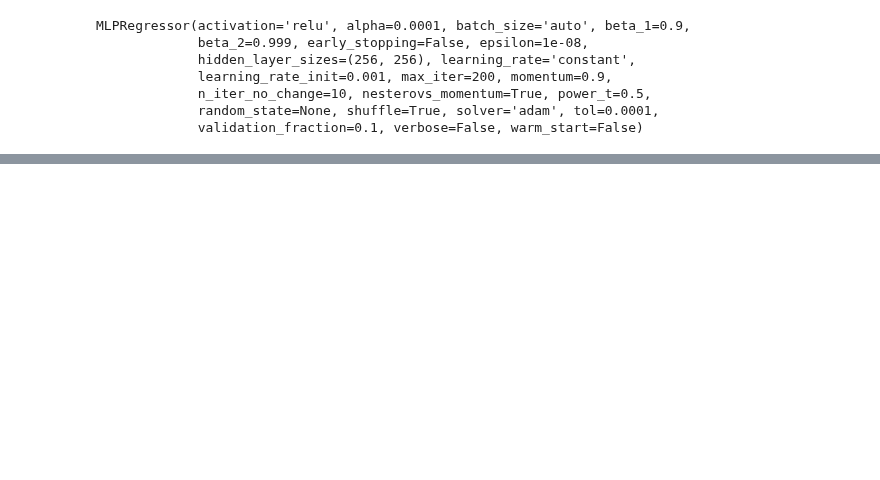
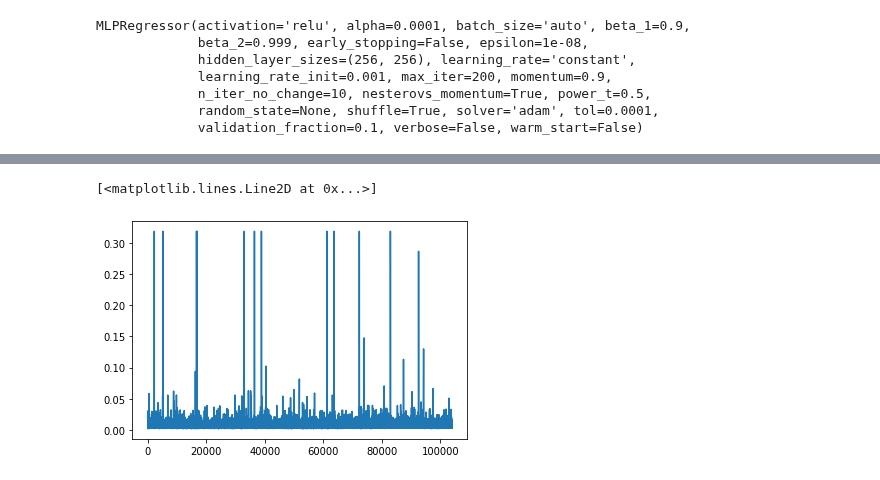
Before and after one commit to mmc-tudelft/lyricpsych, a Jupyter notebook: notebooks/dev_mf.ipynb, the cells around one changed output, grey strips where cells are left out. Drawn from its saved outputs; the diff is of its cells as text; code cells hidden in the pictures; blank space fills up the shorter version.

```diff
--- a/notebooks/dev_mf.ipynb
+++ b/notebooks/dev_mf.ipynb
@@ -160,3 +280,8 @@ np.mean(scores)
+# %%
+plt.plot(abs(Vfull).mean(1))
+# %% [output]
+[<matplotlib.lines.Line2D at 0x...>]
+[figure, added]
 # %%
 U = mf.embeddings_['user']
 V = mf.embeddings_['item']
```
Also changed, not shown: parts of 19 cells of this notebook, 1 other file.
